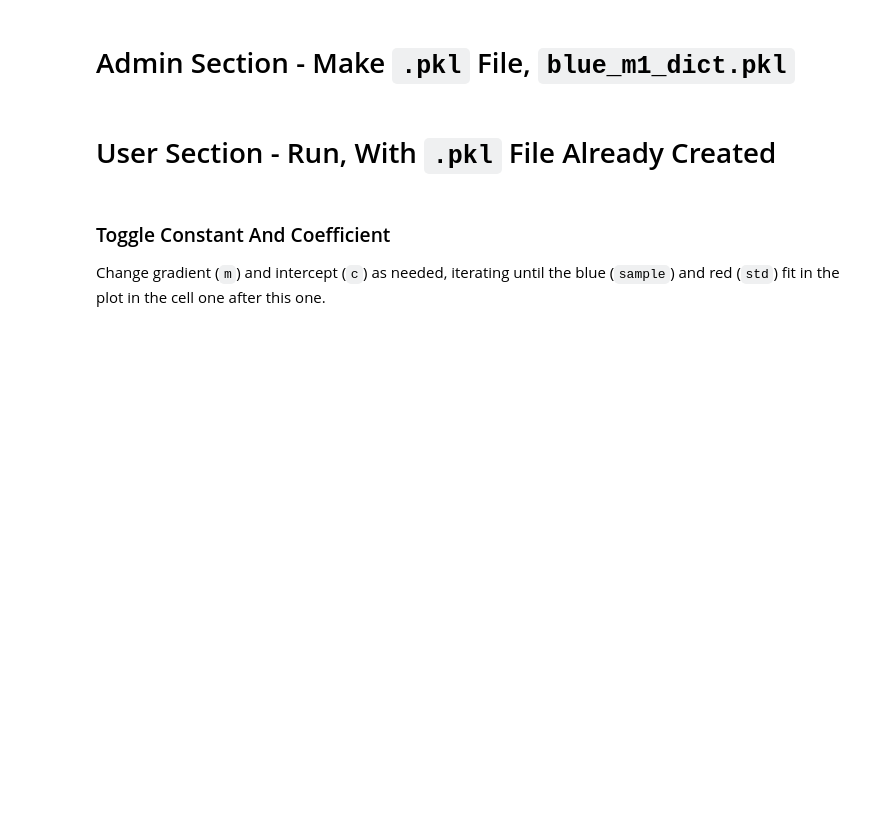
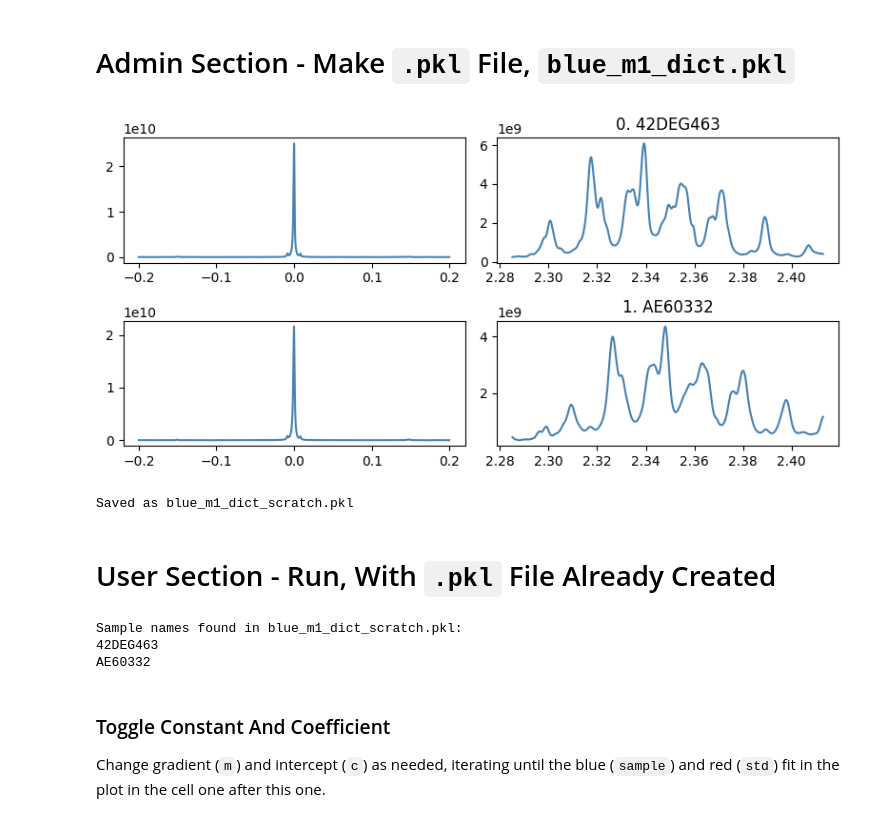
Before and after one commit to AWRIMetabolomics/pro-nmr-quant-2024, a Jupyter notebook: manual_integration_workflow_20240112/manual-integration-workbook.ipynb, the cells around one changed output. Saved outputs shown, nothing was run; the diff lists cells and outputs as text; code cells hidden in the pictures; blank space fills up the shorter version.

```diff
--- a/manual_integration_workflow_20240112/manual-integration-workbook.ipynb
+++ b/manual_integration_workflow_20240112/manual-integration-workbook.ipynb
@@ -27,8 +25,9 @@ from nmr_fitting_funcs import *
 # %% [markdown]
 # Admin Section - Make `.pkl` File, `blue_m1_dict.pkl`
 # %%
-blue_m1_pkl_path = "blue_m1_dict_20240219_v3.pkl"
-path_samples = "/Users/dteng/Documents/zdata/nmr/manual-processing-14feb2024_pkg/manual-processing-14feb2024_csvs"
+# load data
+blue_m1_pkl_path = "blue_m1_dict_scratch.pkl"
+path_samples = "/Users/dteng/Documents/zdata/nmr/J202208B_pro_survey/J202208B_n1214_csvs"
 multiplets_ls = [[1.9,2.15], [2.295, 2.403], [3.25, 3.5],[4.1, 4.2]]
 mcoords = multiplets_ls[1]
 ref_pk_window = [-0.2, 0.2]
@@ -39,9 +38,11 @@ search_region_padding_size = 0.01
 mcoords_xl = [min(mcoords)-search_region_padding_size,
               max(mcoords)+search_region_padding_size]
 
+requested_samplenames_ls = ["AE60332", "42DEG463"]
+
 df_dict = {}
 for fn in os.listdir(path_samples):
-    if ".csv" in fn:
+    if (".csv" in fn) and (fn.replace(".csv", "") in requested_samplenames_ls):
         k = fn.replace(".csv", "")
         dt = pd.read_csv(os.path.join(path_samples, fn))
         dt = adjust_to_ref_peak(dt, ref_pk_window, ref_pk_tolerance_window)
@@ -49,32 +50,30 @@ for fn in os.listdir(path_samples):
         df_dict[k] = dt
 # %%
 # visual sanity check of all blue M1s
-
 fig, ax = plt.subplots(nrows=len(df_dict),
                        ncols=2,
                        figsize=(8, 2*len(df_dict))
                       )
 
 i = 0
-
 for k in sorted(list(df_dict.keys())):
     # plot ref_pk
     df = df_dict[k].copy()
     dt = df.loc[(df["ppm"]>min(ref_pk_window)) & (df["ppm"]<max(ref_pk_window))].copy()
     ax[i, 0].plot(dt.ppm.values, dt.intensity.values, c="steelblue")
 
     # plot multiplet
     df = df_dict[k].copy()
     dt = df.loc[(df["ppm"]>min(mcoords_xl)) & (df["ppm"]<max(mcoords_xl))].copy()
     ax[i,1].plot(dt.ppm.values, dt.intensity.values, c="steelblue")
-    ax[i,1].set_title(k)
+    ax[i,1].set_title(f"{i}. {k}")
     i += 1
 
 plt.subplots_adjust(hspace=0.4)
 plt.tight_layout()
-
-plt.savefig("blue_m1.png", dpi=300)
 plt.show()
+# %% [output]
+[figure, added]
 # %%
 # create blue_m1_dict
 blue_m1_dict = {}
@@ -97,6 +96,8 @@ with open(blue_m1_pkl_path, 'wb') as f:
     pickle.dump(blue_m1_dict, f)
 
 print(f"Saved as {blue_m1_pkl_path}")
+# %% [output]
+Saved as blue_m1_dict_scratch.pkl
 # %% [markdown]
 # User Section - Run, With `.pkl` File Already Created
 # %%
@@ -107,7 +108,7 @@ template_path = "lproline_ph3.csv"
 # change path_samples as required. Use the full path, which is easiest obtained from the topbar in Win Explorer
 path_samples = "/Users/dteng/Documents/zdata/nmr/manual-processing-14feb2024_pkg/manual-processing-14feb2024_csvs"
 bs_grad_path = "bootstrap_results_12sep2023.csv"
-blue_m1_pkl_path = "blue_m1_dict_20240219_v2.pkl"
+blue_m1_pkl_path = "blue_m1_dict_scratch.pkl"
 
 multiplets_ls = [[1.9,2.15], [2.295, 2.403], [3.25, 3.5],[4.1, 4.2]]
 ref_pk_window = [-0.2, 0.2]
@@ -138,8 +139,13 @@ red_dt = template_df.copy()
 red_dt = red_dt.loc[(red_dt["ppm"]>min(multiplets_ls[1])) & (red_dt["ppm"]<max(multiplets_ls[1]))]
 
 # print out list of sample names, to copy-paste into cell 5
+print(f"Sample names found in {blue_m1_pkl_path}:")
 for k in sorted(list(blue_m1_dict.keys())):
     print(k)
+# %% [output]
+Sample names found in blue_m1_dict_scratch.pkl:
+42DEG463
+AE60332
 # %% [markdown]
 ### Toggle Constant And Coefficient
 
```
Also changed, not shown: parts of 4 cells of this notebook, 5 other files.
